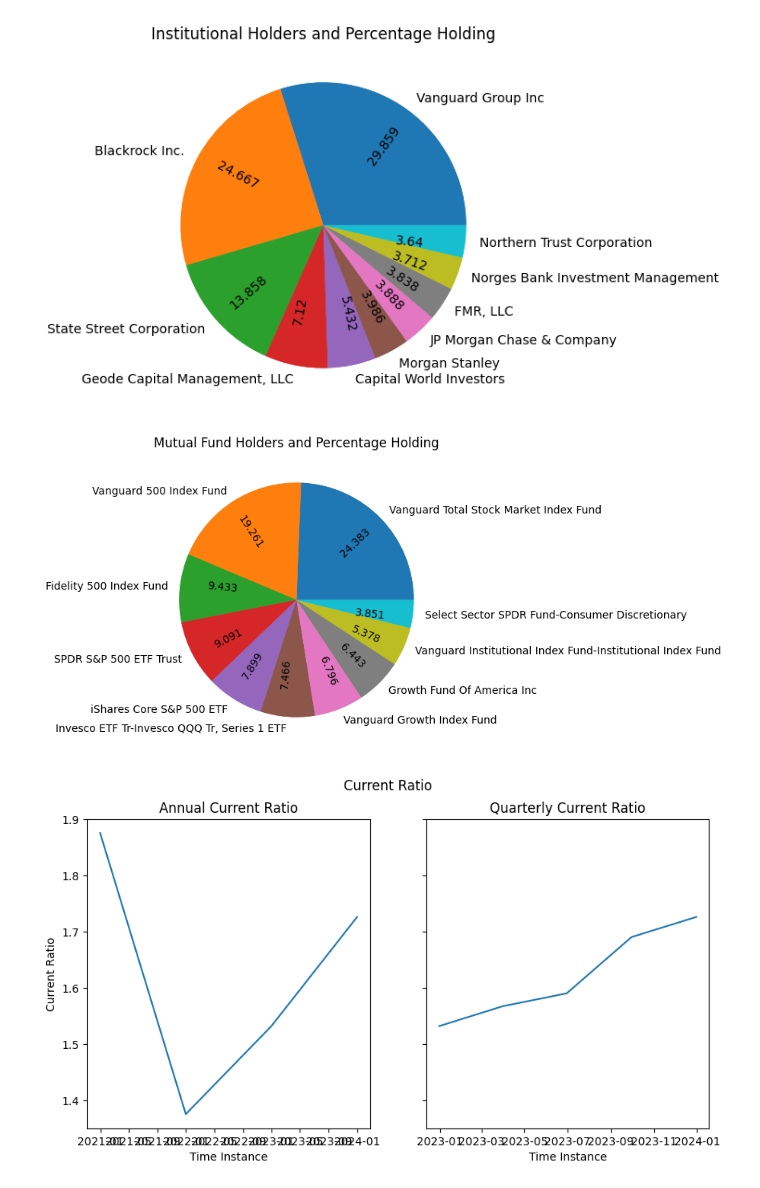
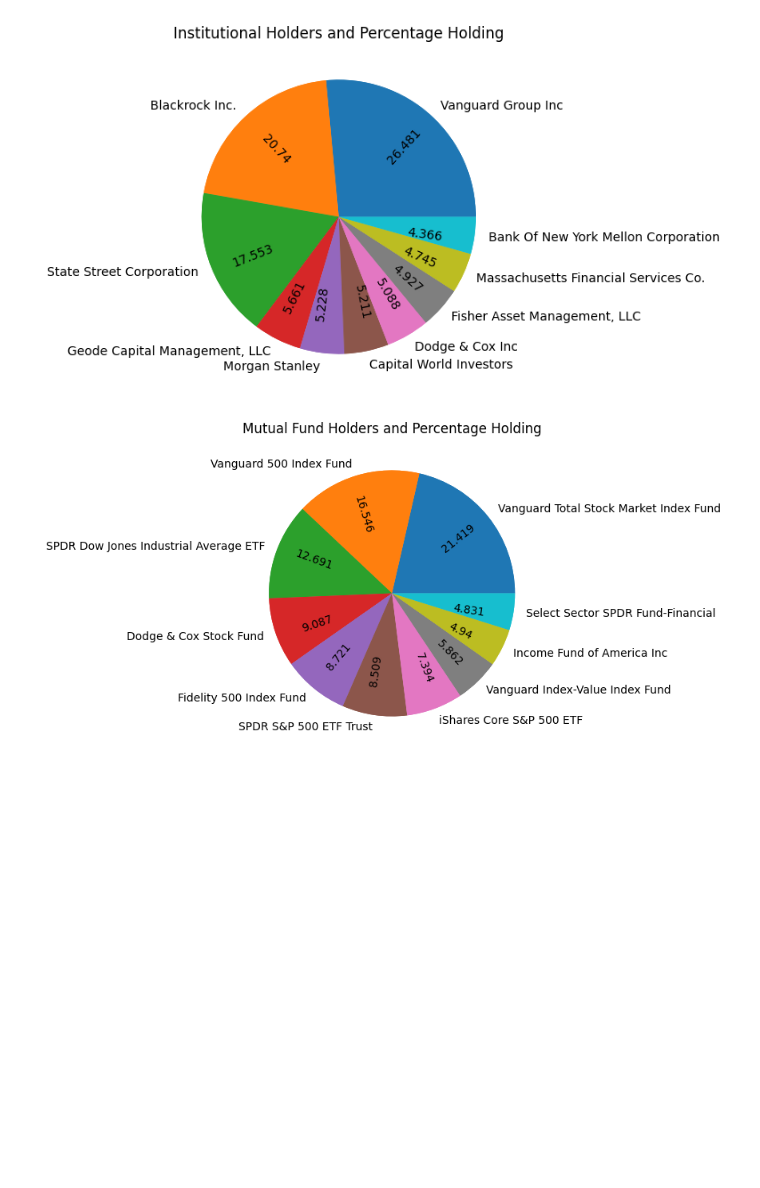
Before and after one commit to Robohrriday/MS499_IITGN_Finance_2024, a Jupyter notebook: ReportGenerator.ipynb, the cells around one changed output. Drawn from its saved outputs; the diff is of its cells as text; code cells hidden in the pictures; blank space fills up the shorter version.

```diff
--- a/ReportGenerator.ipynb
+++ b/ReportGenerator.ipynb
@@ -18,6 +18,7 @@ def getSymbolReport(symbol:str) -> str:
     qua_income_stmt = ticker.quarterly_income_stmt
     ann_balance_sheet = ticker.get_balance_sheet()
     qua_balance_sheet = ticker.quarterly_balance_sheet
+    data =
 
     def getCompanyInfo(info_dict:dict) -> str:
 
@@ -199,11 +200,10 @@ def getSymbolReport(symbol:str) -> str:
 
     return getCompanyInfo(info_dict = info_dict) + getCompanyNews(news_list = news_list) + getInvestorData(df1 = institutional_holders, df2 = mutualfund_holders) + getFinancials(df1 = info_dict, df2 = ann_income_stmt, df3 = qua_income_stmt, df4 = ann_balance_sheet, df5 = qua_balance_sheet)
 # %%
-symbol = 'TSLA'
+symbol = 'GS'
 with open('Report.md','w') as file:
     file.write(getSymbolReport(symbol = symbol))
 file.close()
 # %% [output]
-[figure, old version]
+[figure, new version]
-[figure, old version]
+[figure, new version]
-[figure, removed]
```
Also changed, not shown: parts of 3 cells of this notebook, 6 other files.
